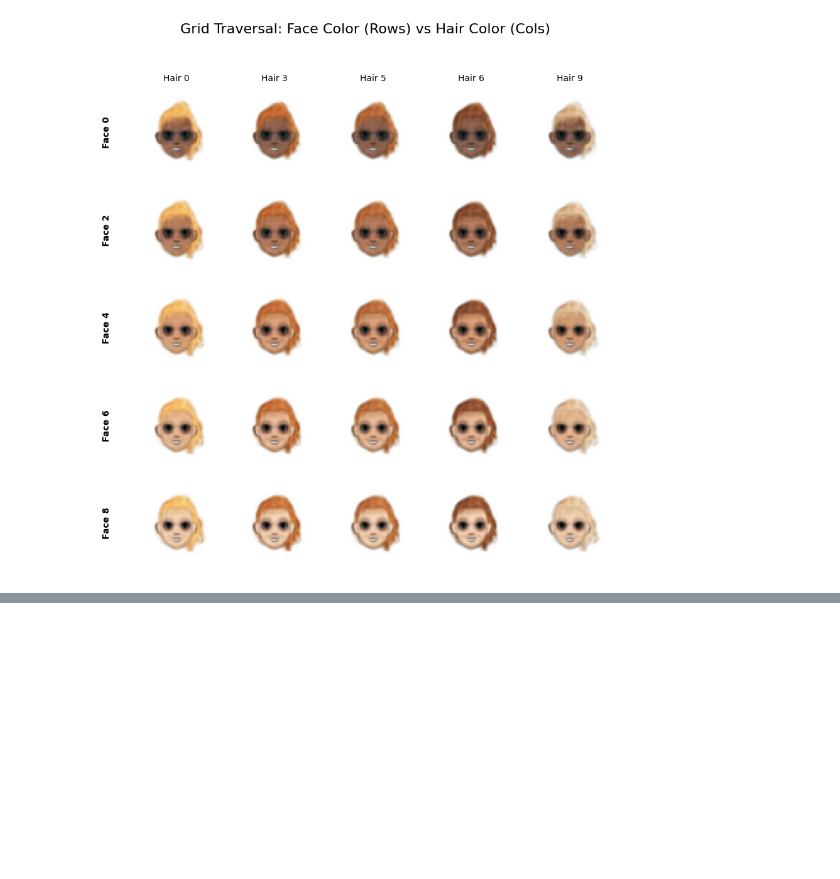
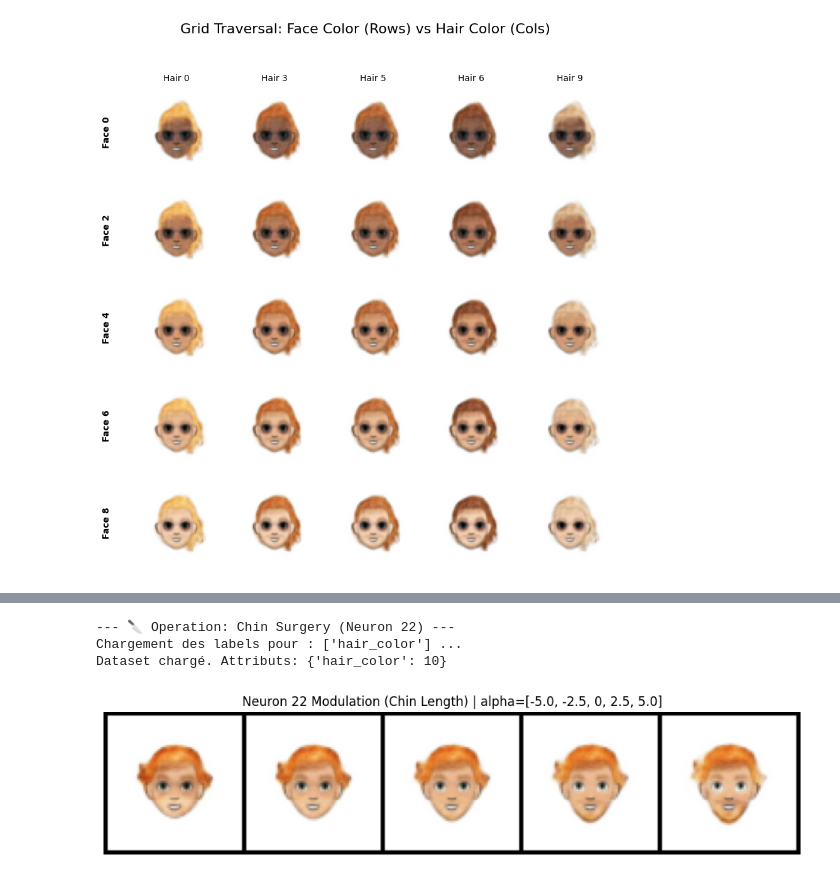
Before and after one commit to Farouc/ccvaes, a Jupyter notebook: demo_multilabel.ipynb, the cells around one changed output, grey strips where cells are left out. Cells and saved outputs as stored; diff of their text form; code cells hidden in the pictures; blank space fills up the shorter version.

```diff
--- a/demo_multilabel.ipynb
+++ b/demo_multilabel.ipynb
@@ -587,0 +1071,66 @@ interpolate_style(model, dataset, device=DEVICE)
+# %%
+def surgery_chin_length(model, data_dir, device='cuda'):
+    print("--- 🔪 Operation: Chin Surgery (Neuron 22) ---")
+
+    # 1. SETUP RAPIDE DU LOADER
+    # On a besoin de charger les images pour en piocher une
+    transform = transforms.Compose([
+        transforms.Resize((64, 64)),
+        transforms.ToTensor(),
+    ])
+    # On peut utiliser le dataset générique, les attributs importent peu ici
+    dataset = CartoonMultiLabelDataset(
+        root_dir=data_dir,
+        target_attributes=["hair_color"], # Juste pour que ça charge vite
+        transform=transform
+    )
+    loader = DataLoader(dataset, batch_size=32, shuffle=True)
+
+    # 2. VECTEUR CIBLE
+    # On crée un vecteur unitaire pointant uniquement vers le neurone 22
+    # model.z_not_c_dim devrait être 32 ou 64 selon ta config
+    feature_vector = torch.zeros((1, model.z_not_c_dim)).to(device)
+    feature_vector[0, 22] = 1.0  # <--- Cible le neurone rouge de ta heatmap
+
+    # 3. TROUVER UNE IMAGE CIBLE
+    data_iter = iter(loader)
+    target_img, _ = next(data_iter)
+    target_img = target_img[0:1].to(device) # On prend la première du batch
+
+    # 4. ENCODER
+    # On utilise ta fonction encode_to_z existante
+    _, z_c_list, z_not_c = encode_to_z(model, target_img)
+
+    # 5. CHIRURGIE
+    alphas = [-5.0, -2.5, 0, 2.5, 5.0] # On bouge dans les deux sens
+    results = []
+
+    for alpha in alphas:
+        # Modification du style
+        z_not_c_new = z_not_c + (alpha * feature_vector)
+
+        # Recombinaison
+        # z_c_list est un tuple/list, on concatène tout
+        z_combined = torch.cat(list(z_c_list) + [z_not_c_new], dim=1)
+
+        # Décodage
+        dec_in = model.decoder_input(z_combined).view(-1, 64, 4, 4)
+        recon = model.decoder_conv(dec_in)
+        results.append(recon.cpu())
+
+    # 6. VISUALISATION
+    grid = make_grid(torch.cat(results), nrow=len(alphas), padding=2)
+    plt.figure(figsize=(12, 4))
+    plt.imshow(grid.permute(1, 2, 0).clip(0, 1))
+    plt.title(f"Neuron 22 Modulation (Chin Length) | alpha={alphas}")
+    plt.axis('off')
+    plt.show()
+
+# --- LANCER L'OPÉRATION ---
+# Assure-toi que DATA_DIR est bien défini plus haut dans ton notebook
+surgery_chin_length(model, DATA_DIR, DEVICE)
+# %% [output]
+--- 🔪 Operation: Chin Surgery (Neuron 22) ---
+Chargement des labels pour : ['hair_color'] ...
+Dataset chargé. Attributs: {'hair_color': 10}
+[figure, added]
```
Also changed, not shown: parts of 11 cells of this notebook.
